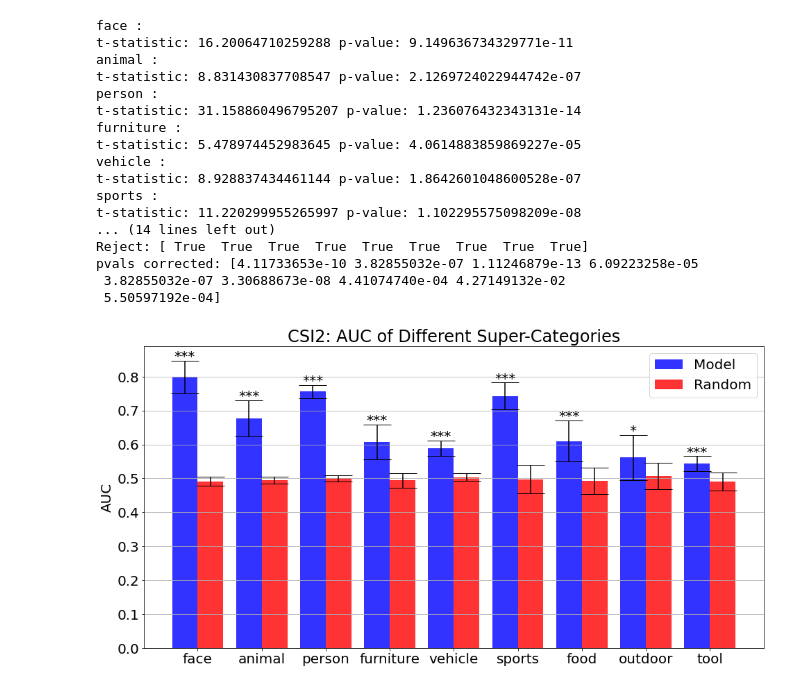
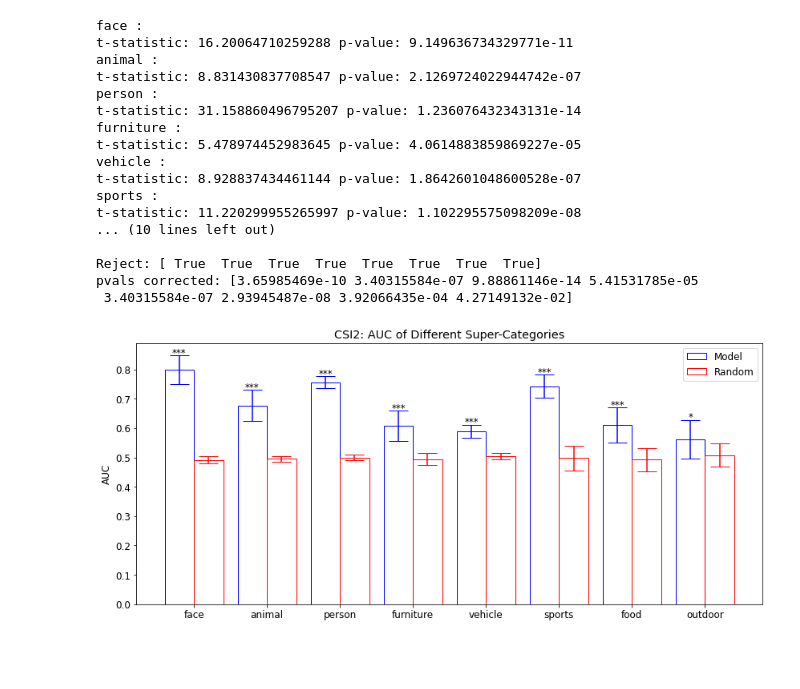
Before and after one commit to khademi/Neural-Decoding, a Jupyter notebook: result-super-warped.ipynb, the cells around one changed output. Drawn from its saved outputs; the diff is of its cells as text; code cells hidden in the pictures; blank space fills up the shorter version.

```diff
--- a/result-super-warped.ipynb
+++ b/result-super-warped.ipynb
@@ -41,17 +61,17 @@ def process(categories, categories_rand, names):
 # %%
 # Build the plot
 def build_plot(CTEs, CTEs_rand, error, error_rand, x_pos, names, pvals_corrected, title, leg_loc):
-    plt.rc('font', size=20)
+    plt.rc('font', size=12)
     fig, ax = plt.subplots()
-    fig.set_size_inches(16, 8)
+    fig.set_size_inches(14, 6)
     plt.yticks(np.arange(0, 1, 0.1))
-    ax.bar(x_pos, CTEs, yerr=error, align='center', color='blue', alpha=0.8, ecolor='black', capsize=20, width=2)
-    ax.bar(x_pos+2, CTEs_rand, yerr=error_rand, align='center', color='red', alpha=0.8, ecolor='black', capsize=20, width=2)
+    ax.bar(x_pos, CTEs, yerr=error, align='center', color='white', alpha=1, ecolor='blue', capsize=12, width=2, edgecolor='blue')
+    ax.bar(x_pos+2, CTEs_rand, yerr=error_rand, align='center', color='white',alpha=1, ecolor='red', capsize=12, width=2, edgecolor='red')
     ax.set_ylabel('AUC')
     ax.set_xticks(x_pos+1)
     ax.set_xticklabels(names)
     ax.set_title(title)
-    ax.yaxis.grid(True)
+    #ax.yaxis.grid(True)
     ax.legend(['Model', 'Random'], loc=leg_loc)
     ax.patches
     i = 0
@@ -170,33 +190,33 @@ tool_rand = [0.5, 0.48, 0.43, 0.5, 0.49, 0.5, 0.53, 0.49]
 # %%
-names = ['face', 'animal', 'person', 'furniture', 'vehicle', 'sports', 'food', 'outdoor', 'tool']
-categories = [face, animal, person, furniture, vehicle, sports, food, outdoor, tool]
+names = ['face', 'animal', 'person', 'furniture', 'vehicle', 'sports', 'food', 'outdoor']
+categories = [face, animal, person, furniture, vehicle, sports, food, outdoor]
 categories_rand = [face_rand, animal_rand, person_rand, furniture_rand,
-                   vehicle_rand, sports_rand, food_rand, outdoor_rand, tool_rand]
+                   vehicle_rand, sports_rand, food_rand, outdoor_rand]
 categories2 = categories
 categories2_rand = categories_rand
 CTEs, CTEs_rand, error, error_rand, x_pos = process(categories, categories_rand, names)
 pvals_corrected = ttest(names, categories, categories_rand)
 build_plot(CTEs, CTEs_rand, error, error_rand, x_pos, names, pvals_corrected,
            'CSI2: AUC of Different Super-Categories', leg_loc='upper right')
 # %% [output]
 face :
 t-statistic: 16.20064710259288 p-value: 9.149636734329771e-11
 animal :
 t-statistic: 8.831430837708547 p-value: 2.1269724022944742e-07
 person :
 t-statistic: 31.158860496795207 p-value: 1.236076432343131e-14
 furniture :
 t-statistic: 5.478974452983645 p-value: 4.0614883859869227e-05
 vehicle :
 t-statistic: 8.928837434461144 p-value: 1.8642601048600528e-07
 sports :
 t-statistic: 11.220299955265997 p-value: 1.102295575098209e-08
-... (14 lines left out)
-Reject: [ True  True  True  True  True  True  True  True  True]
-pvals corrected: [4.11733653e-10 3.82855032e-07 1.11246879e-13 6.09223258e-05
- 3.82855032e-07 3.30688673e-08 4.41074740e-04 4.27149132e-02
- 5.50597192e-04]
+... (10 lines left out)
+
+Reject: [ True  True  True  True  True  True  True  True]
+pvals corrected: [3.65985469e-10 3.40315584e-07 9.88861146e-14 5.41531785e-05
+ 3.40315584e-07 2.93945487e-08 3.92066435e-04 4.27149132e-02]
-[figure, old version]
+[figure, new version]
 # %%
 # CSI3
 '''
```
Also changed, not shown: parts of 11 cells of this notebook, 6 other files.
